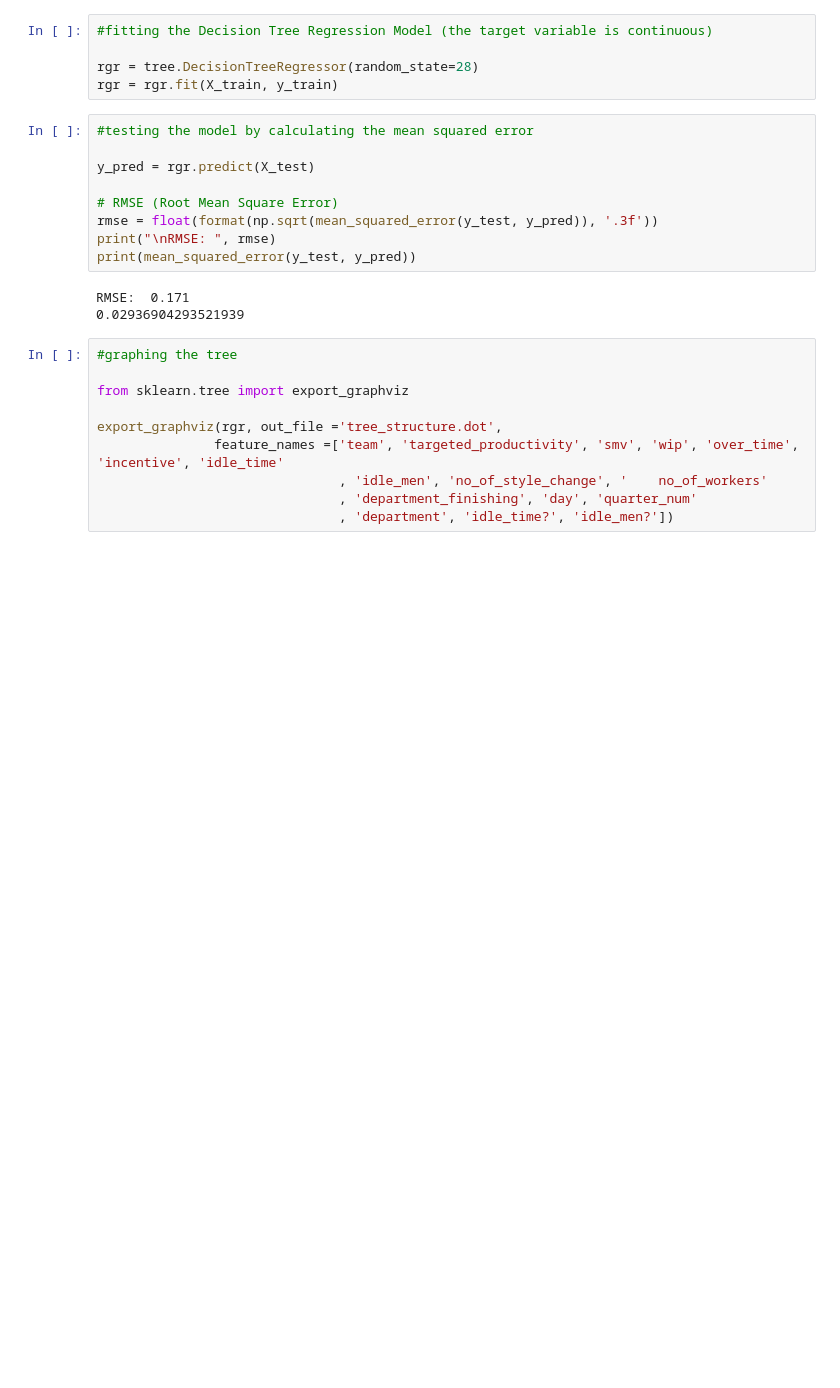
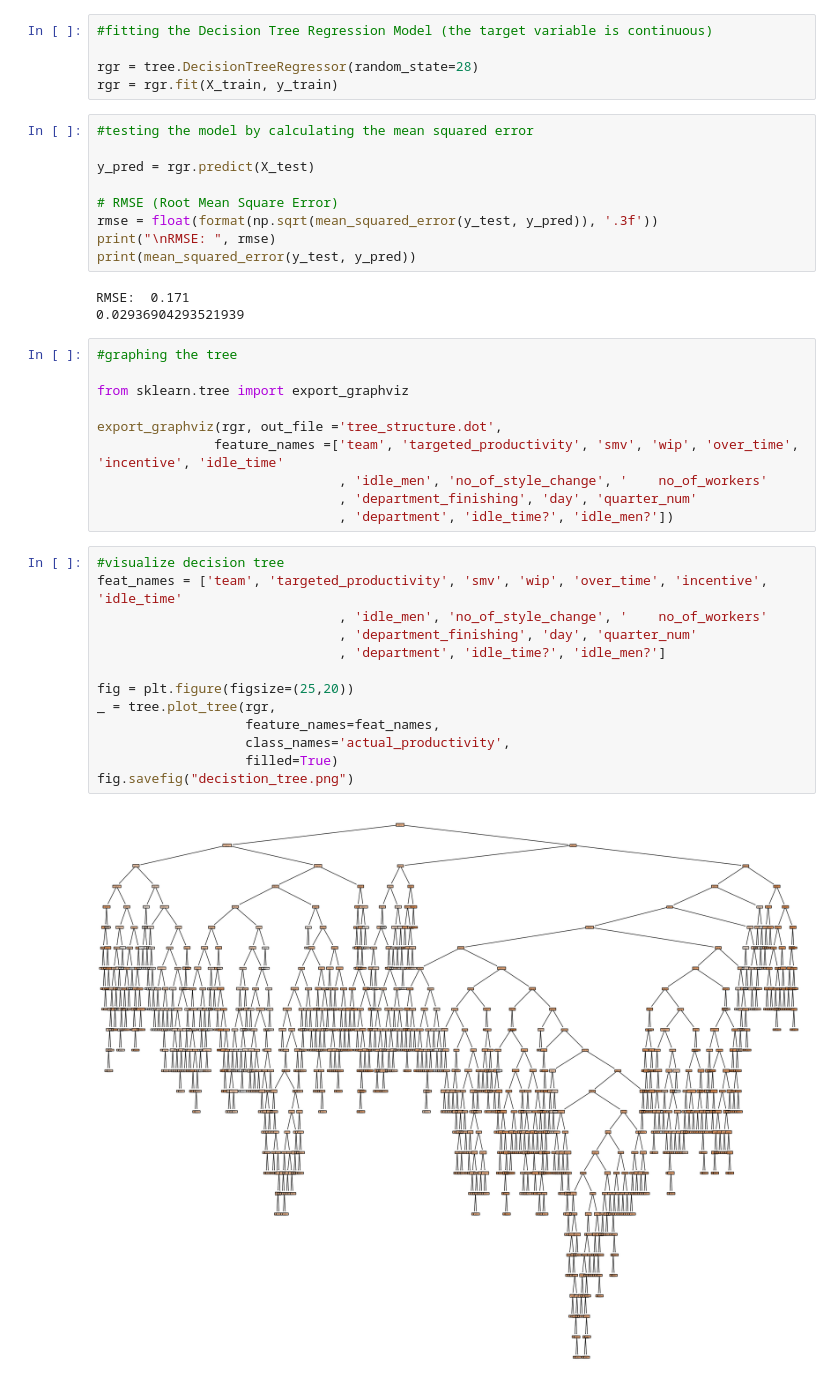
Before and after one commit to mnelson711/machine-learning-final-proj, a Jupyter notebook: decisiontree.ipynb, the cells around one changed output. Drawn from its saved outputs; the diff is of its cells as text; blank space fills up the shorter version.

Commit message:
added tree viz + set neural set up

```diff
--- a/decisiontree.ipynb
+++ b/decisiontree.ipynb
@@ -174,3 +174,18 @@ export_graphviz(rgr, out_file ='tree_structure.dot',
                                , 'idle_men', 'no_of_style_change', '	no_of_workers'
                                , 'department_finishing', 'day', 'quarter_num'
                                , 'department', 'idle_time?', 'idle_men?'])
+# %%
+#visualize decision tree
+feat_names = ['team', 'targeted_productivity', 'smv', 'wip', 'over_time', 'incentive', 'idle_time'
+                               , 'idle_men', 'no_of_style_change', '	no_of_workers'
+                               , 'department_finishing', 'day', 'quarter_num'
+                               , 'department', 'idle_time?', 'idle_men?']
+
+fig = plt.figure(figsize=(25,20))
+_ = tree.plot_tree(rgr,
+                   feature_names=feat_names,
+                   class_names='actual_productivity',
+                   filled=True)
+fig.savefig("decistion_tree.png")
+# %% [output]
+[figure, added]
```
Also changed, not shown: 2 other files.
